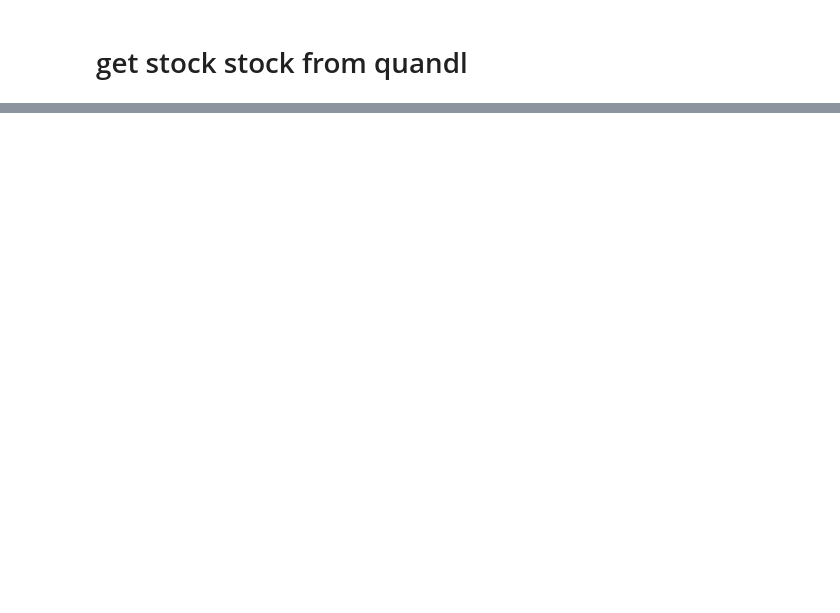
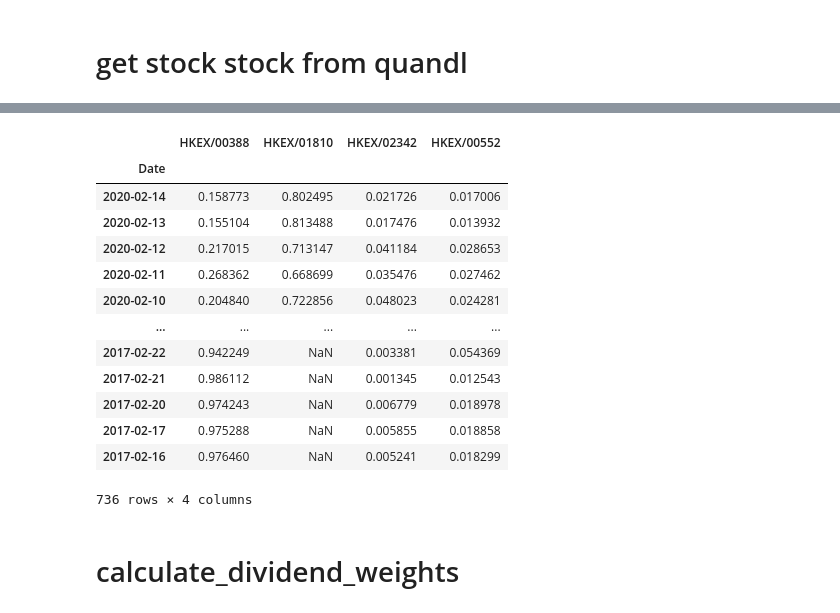
Before and after one commit to williammw/nd880_AI_for_trading, a Jupyter notebook: __LESSON_NOTES__/portfolio optimization (realworld).ipynb, the cells around one changed output, grey strips where cells are left out. Drawn from its saved outputs; the diff is of its cells as text; code cells hidden in the pictures; blank space fills up the shorter version.

```diff
--- a/__LESSON_NOTES__/portfolio optimization (realworld).ipynb
+++ b/__LESSON_NOTES__/portfolio optimization (realworld).ipynb
@@ -86,0 +107,49 @@ share_volumes
+# %%
+def generate_dollar_volume_weights(close, volume):
+    """
+    Generate dollar volume weights.
+
+    Parameters
+    ----------
+    close : DataFrame
+        Close price for each ticker and date
+    volume : str
+        Volume for each ticker and date
+
+    Returns
+    -------
+    dollar_volume_weights : DataFrame
+        The dollar volume weights for each ticker and date
+    """
+    #us = pd.DataFrame({'col1': [1, 2], 'col2': [3, 4]})
+    #TODO: Implement function
+    #print(close)
+    #print(volume.index)
+    dollar_volume = close * volume
+    dollar_volume_weight = dollar_volume.divide(dollar_volume.sum(axis = 1), axis = 'index' )
+    #print(dollar_volume)
+    #print('end')
+    return dollar_volume_weight
+
+
+#project_tests.test_generate_dollar_volume_weights(generate_dollar_volume_weights)
+# %%
+index_weights = generate_dollar_volume_weights(close, volumes)
+index_weights
+# %% [output]
+|  | HKEX/00388 | HKEX/01810 | HKEX/02342 | HKEX/00552 |
+| Date |  |  |  |  |
+| 2020-02-14 | 0.158773 | 0.802495 | 0.021726 | 0.017006 |
+| 2020-02-13 | 0.155104 | 0.813488 | 0.017476 | 0.013932 |
+| 2020-02-12 | 0.217015 | 0.713147 | 0.041184 | 0.028653 |
+| 2020-02-11 | 0.268362 | 0.668699 | 0.035476 | 0.027462 |
+| 2020-02-10 | 0.204840 | 0.722856 | 0.048023 | 0.024281 |
+| ... | ... | ... | ... | ... |
+| 2017-02-22 | 0.942249 | NaN | 0.003381 | 0.054369 |
+| 2017-02-21 | 0.986112 | NaN | 0.001345 | 0.012543 |
+| 2017-02-20 | 0.974243 | NaN | 0.006779 | 0.018978 |
+| 2017-02-17 | 0.975288 | NaN | 0.005855 | 0.018858 |
+| 2017-02-16 | 0.976460 | NaN | 0.005241 | 0.018299 |
+736 rows × 4 columns
+# %% [markdown]
+# calculate_dividend_weights
```
Also changed, not shown: parts of 34 cells of this notebook, 5 other files.
